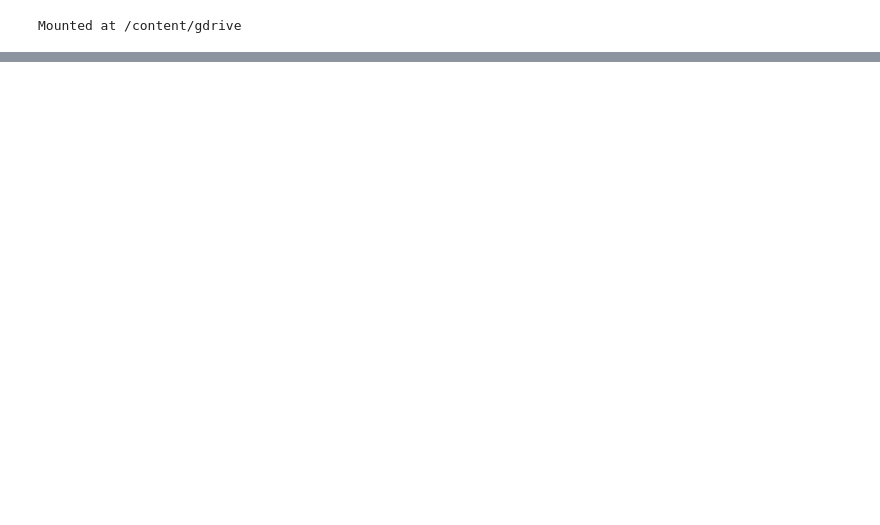
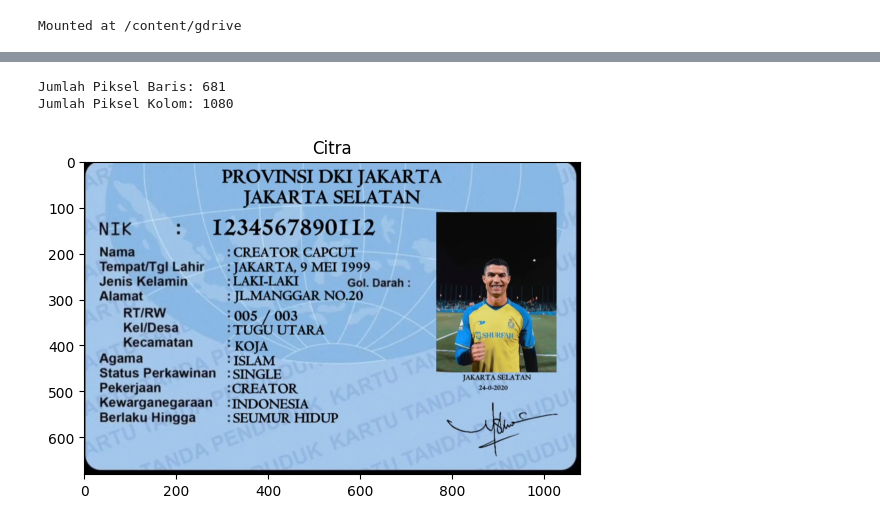
Before and after one commit to AzisilhamK463/MachineLearning2023, a Jupyter notebook: Tubes_ML.ipynb, the cells around one changed output, grey strips where cells are left out. Cells and saved outputs as stored; diff of their text form; code cells hidden in the pictures; blank space fills up the shorter version.

```diff
--- a/Tubes_ML.ipynb
+++ b/Tubes_ML.ipynb
@@ -261,0 +311,12 @@ def process_ktm_image(image, model, char_list):
+# %%
+ktm_image_path2 = cv.imread('/content/gdrive/MyDrive/Machine_Learning_2023/ktp3.jpg')
+height, width = ktm_image_path2.shape[:2]
+print(f'Jumlah Piksel Baris: {height}')
+print(f'Jumlah Piksel Kolom: {width}')
+plt.imshow(cv.cvtColor(ktm_image_path2, cv.COLOR_BGR2RGB))
+plt.title('Citra')
+plt.show()
+# %% [output]
+Jumlah Piksel Baris: 681
+Jumlah Piksel Kolom: 1080
+[figure, added]
```
Also changed, not shown: parts of 14 cells of this notebook.
